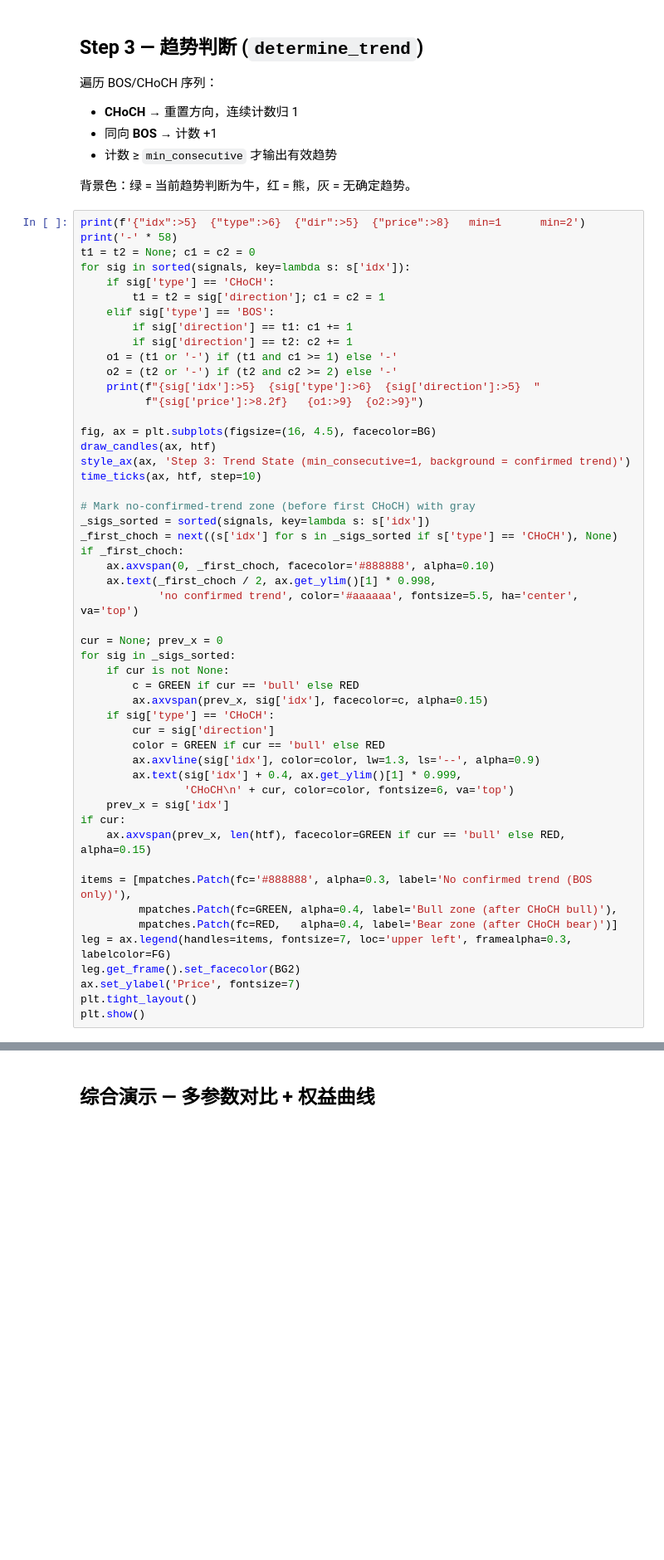
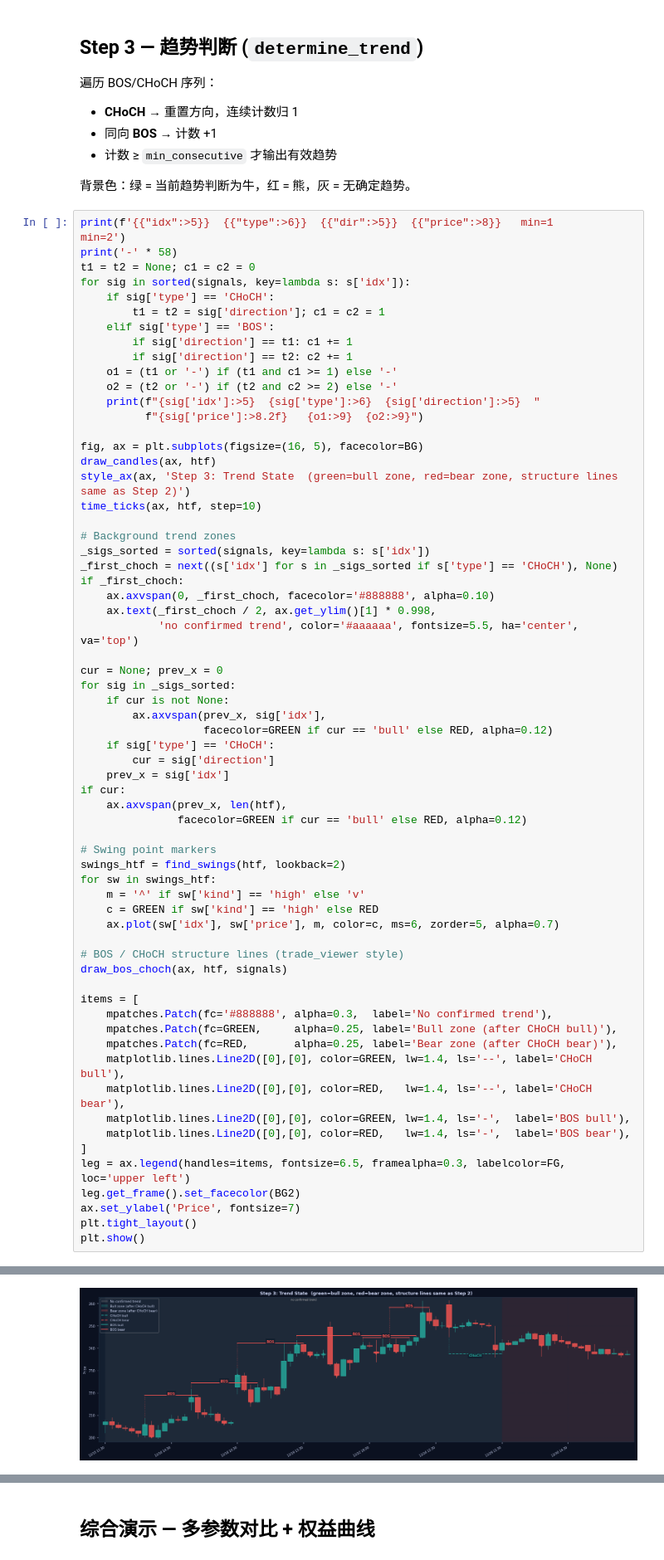
Before and after one commit to Wan-Yifei/structure-edge, a Jupyter notebook: backtest/strategy_walkthrough.ipynb, the cells around one changed output, grey strips where cells are left out. Shown at 83% size. Cells and saved outputs as stored; diff of their text form; blank space fills up the shorter version.

```diff
--- a/backtest/strategy_walkthrough.ipynb
+++ b/backtest/strategy_walkthrough.ipynb
@@ -286,7 +316,7 @@ plt.show()
 
 背景色：绿 = 当前趋势判断为牛，红 = 熊，灰 = 无确定趋势。
 # %%
-print(f'{"idx":>5}  {"type":>6}  {"dir":>5}  {"price":>8}   min=1      min=2')
+print(f'{{"idx":>5}}  {{"type":>6}}  {{"dir":>5}}  {{"price":>8}}   min=1      min=2')
 print('-' * 58)
 t1 = t2 = None; c1 = c2 = 0
 for sig in sorted(signals, key=lambda s: s['idx']):
@@ -300,12 +330,12 @@ for sig in sorted(signals, key=lambda s: s['idx']):
     print(f"{sig['idx']:>5}  {sig['type']:>6}  {sig['direction']:>5}  "
           f"{sig['price']:>8.2f}   {o1:>9}  {o2:>9}")
 
-fig, ax = plt.subplots(figsize=(16, 4.5), facecolor=BG)
+fig, ax = plt.subplots(figsize=(16, 5), facecolor=BG)
 draw_candles(ax, htf)
-style_ax(ax, 'Step 3: Trend State (min_consecutive=1, background = confirmed trend)')
+style_ax(ax, 'Step 3: Trend State  (green=bull zone, red=bear zone, structure lines same as Step 2)')
 time_ticks(ax, htf, step=10)
 
-# Mark no-confirmed-trend zone (before first CHoCH) with gray
+# Background trend zones
 _sigs_sorted = sorted(signals, key=lambda s: s['idx'])
 _first_choch = next((s['idx'] for s in _sigs_sorted if s['type'] == 'CHoCH'), None)
 if _first_choch:
@@ -316,23 +346,37 @@ if _first_choch:
 cur = None; prev_x = 0
 for sig in _sigs_sorted:
     if cur is not None:
-        c = GREEN if cur == 'bull' else RED
-        ax.axvspan(prev_x, sig['idx'], facecolor=c, alpha=0.15)
+        ax.axvspan(prev_x, sig['idx'],
+                   facecolor=GREEN if cur == 'bull' else RED, alpha=0.12)
     if sig['type'] == 'CHoCH':
         cur = sig['direction']
-        color = GREEN if cur == 'bull' else RED
-        ax.axvline(sig['idx'], color=color, lw=1.3, ls='--', alpha=0.9)
-        ax.text(sig['idx'] + 0.4, ax.get_ylim()[1] * 0.999,
-                'CHoCH\n' + cur, color=color, fontsize=6, va='top')
     prev_x = sig['idx']
 if cur:
-    ax.axvspan(prev_x, len(htf), facecolor=GREEN if cur == 'bull' else RED, alpha=0.15)
+    ax.axvspan(prev_x, len(htf),
+               facecolor=GREEN if cur == 'bull' else RED, alpha=0.12)
 
-items = [mpatches.Patch(fc='#888888', alpha=0.3, label='No confirmed trend (BOS only)'),
-         mpatches.Patch(fc=GREEN, alpha=0.4, label='Bull zone (after CHoCH bull)'),
-         mpatches.Patch(fc=RED,   alpha=0.4, label='Bear zone (after CHoCH bear)')]
-leg = ax.legend(handles=items, fontsize=7, loc='upper left', framealpha=0.3, labelcolor=FG)
+# Swing point markers
+swings_htf = find_swings(htf, lookback=2)
+for sw in swings_htf:
+    m = '^' if sw['kind'] == 'high' else 'v'
+    c = GREEN if sw['kind'] == 'high' else RED
+    ax.plot(sw['idx'], sw['price'], m, color=c, ms=6, zorder=5, alpha=0.7)
+
+# BOS / CHoCH structure lines (trade_viewer style)
+draw_bos_choch(ax, htf, signals)
+
+items = [
+    mpatches.Patch(fc='#888888', alpha=0.3,  label='No confirmed trend'),
+    mpatches.Patch(fc=GREEN,     alpha=0.25, label='Bull zone (after CHoCH bull)'),
+    mpatches.Patch(fc=RED,       alpha=0.25, label='Bear zone (after CHoCH bear)'),
+    matplotlib.lines.Line2D([0],[0], color=GREEN, lw=1.4, ls='--', label='CHoCH bull'),
+    matplotlib.lines.Line2D([0],[0], color=RED,   lw=1.4, ls='--', label='CHoCH bear'),
+    matplotlib.lines.Line2D([0],[0], color=GREEN, lw=1.4, ls='-',  label='BOS bull'),
+    matplotlib.lines.Line2D([0],[0], color=RED,   lw=1.4, ls='-',  label='BOS bear'),
+]
+leg = ax.legend(handles=items, fontsize=6.5, framealpha=0.3, labelcolor=FG, loc='upper left')
 leg.get_frame().set_facecolor(BG2)
 ax.set_ylabel('Price', fontsize=7)
 plt.tight_layout()
 plt.show()
+# %% [output]
@@ -339,3 +392,4 @@ plt.show()
+[figure, added]
 # %% [markdown]
 ## Step 4 — FVG 公允价值缺口 (`detect_fvg`)
 
```
Also changed, not shown: parts of 19 cells of this notebook, 7 other files.
